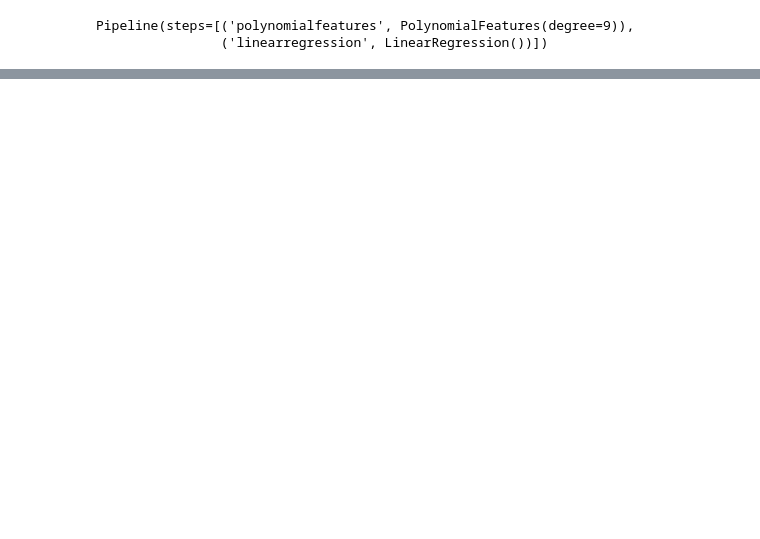
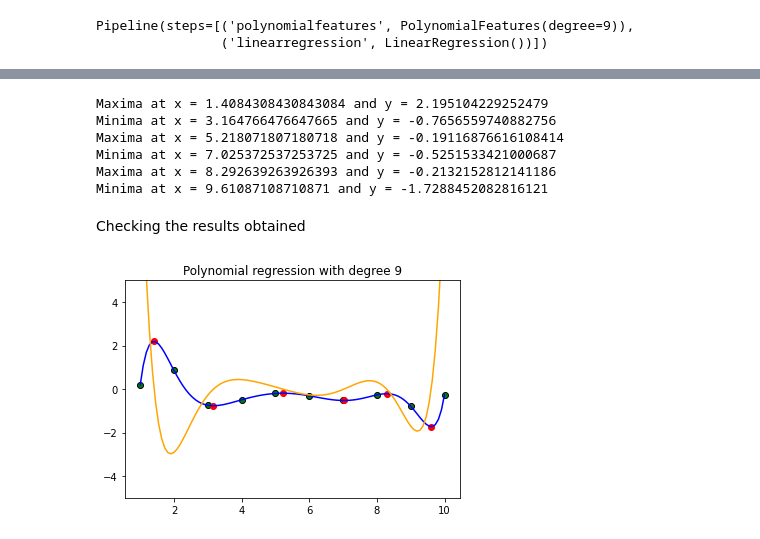
Before and after one commit to Xerefic/MM2090-Solutions, a Jupyter notebook: Final_Assignment/question_1/fit.ipynb, the cells around one changed output, grey strips where cells are left out. Cells and saved outputs as stored; diff of their text form; code cells hidden in the pictures; blank space fills up the shorter version.

```diff
--- a/Final_Assignment/question_1/fit.ipynb
+++ b/Final_Assignment/question_1/fit.ipynb
@@ -48,0 +63,37 @@ plt.show()
+# %%
+x_find = np.linspace(0.1,9.9, num=10000)
+extrema_x = []
+extrema_y = []
+
+for t in range(1, len(x_find)-1):
+    data = x_find[t-1:t+2].reshape(-1,1)
+    fit = polyreg.predict(data)
+
+    if fit[1]>fit[0] and fit[1]>fit[2]:
+        print("Maxima at x =", x_find[t], "and y =", fit[1])
+        extrema_x.append(x_find[t])
+        extrema_y.append(fit[1])
+    elif fit[1]<fit[0] and fit[1]<fit[2]:
+        print("Minima at x =", x_find[t], "and y =", fit[1])
+        extrema_x.append(x_find[t])
+        extrema_y.append(fit[1])
+# %% [output]
+Maxima at x = 1.4084308430843084 and y = 2.195104229252479
+Minima at x = 3.164766476647665 and y = -0.7656559740882756
+Maxima at x = 5.218071807180718 and y = -0.19116876616108414
+Minima at x = 7.025372537253725 and y = -0.5251533421000687
+Maxima at x = 8.292639263926393 and y = -0.2132152812141186
+Minima at x = 9.61087108710871 and y = -1.7288452082816121
+# %% [markdown]
+Checking the results obtained
+# %%
+plt.figure()
+plt.scatter(x_data, y_data, c='green', edgecolors='black')
+plt.scatter(extrema_x, extrema_y, c='red')
+plt.plot(x_fit, y_fit,color="blue")
+plt.plot(x_fit, grad, color="orange")
+plt.ylim([-5,5])
+plt.title("Polynomial regression with degree "+str(degree))
+plt.show()
+# %% [output]
+[figure, added]
```
Also changed, not shown: parts of 9 cells of this notebook, 2 other files.
